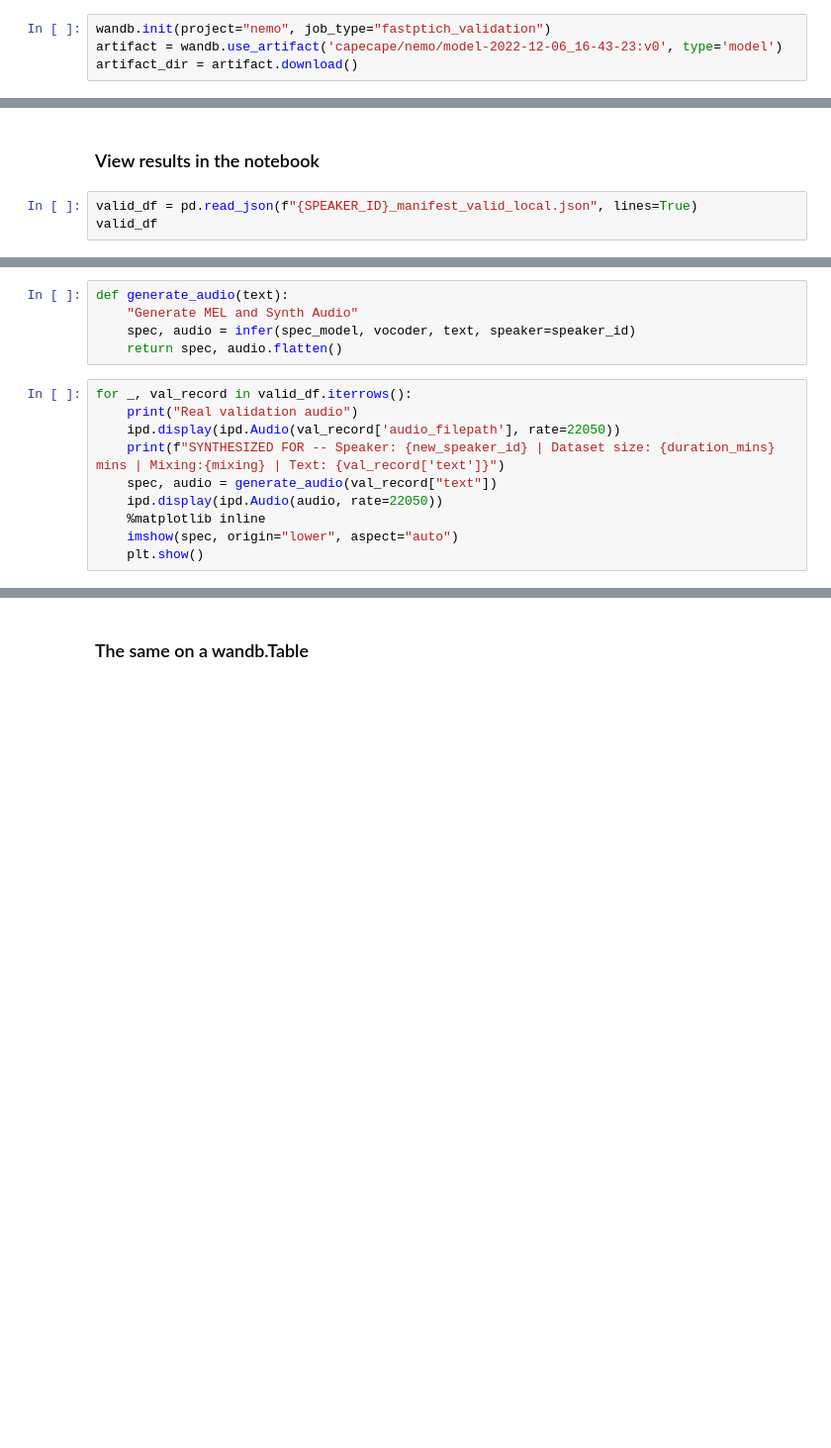
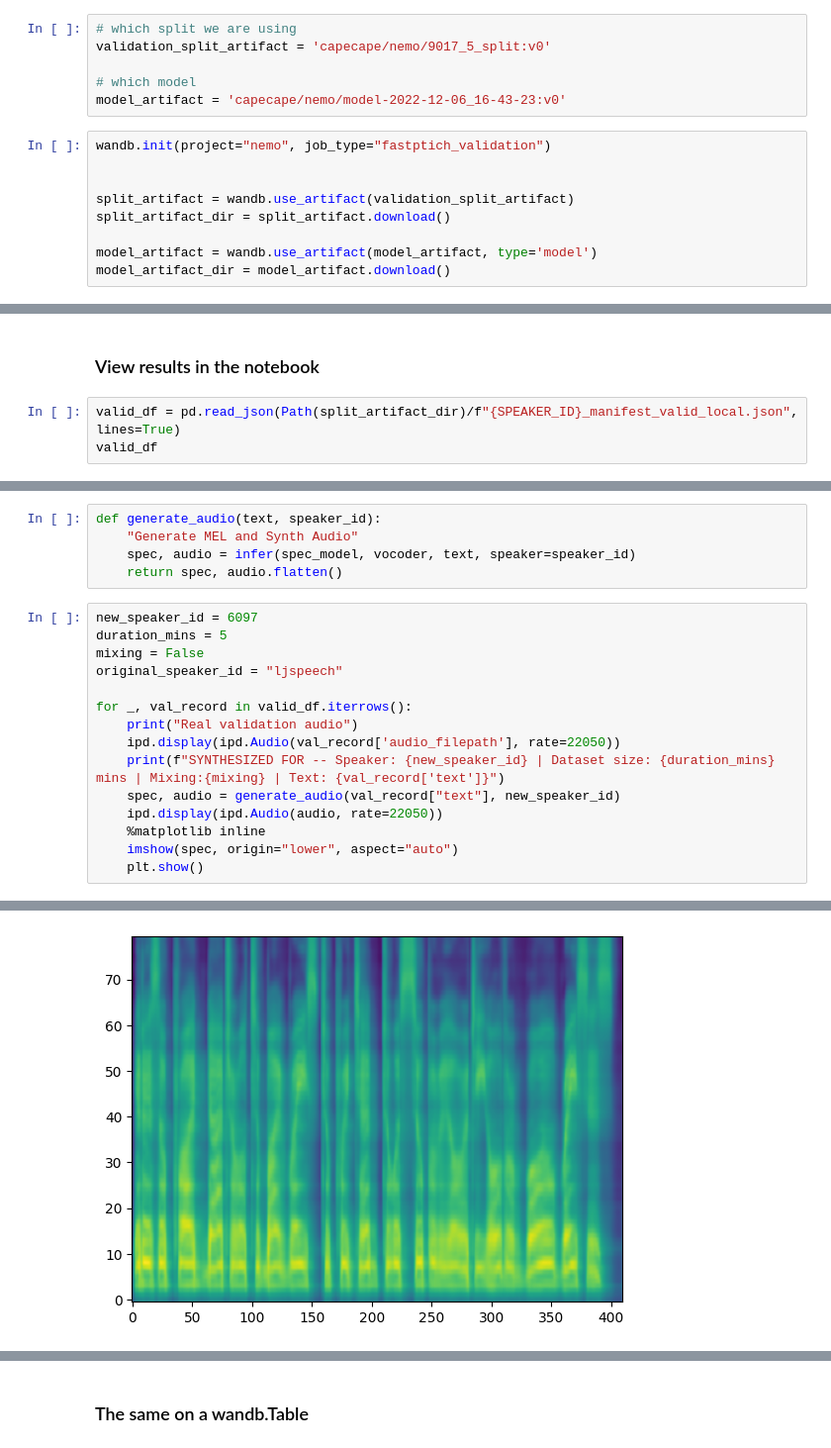
Before and after one commit to tcapelle/nemo_wandb, a Jupyter notebook: 02_FastPitch_finetune.ipynb, the cells around one changed output, grey strips where cells are left out. Shown at 99% size. Saved outputs shown, nothing was run; the diff lists cells and outputs as text; blank space fills up the shorter version.

```diff
--- a/02_FastPitch_finetune.ipynb
+++ b/02_FastPitch_finetune.ipynb
@@ -113,6 +187,17 @@ vocoder = vocoder.eval().cuda();
 # %% [markdown]
 We can grab the fine tuned models from the `wandb` artifact:
+# %%
+# which split we are using
+validation_split_artifact = 'capecape/nemo/9017_5_split:v0'
+
+# which model
+model_artifact = 'capecape/nemo/model-2022-12-06_16-43-23:v0'
 # %%
 wandb.init(project="nemo", job_type="fastptich_validation")
-artifact = wandb.use_artifact('capecape/nemo/model-2022-12-06_16-43-23:v0', type='model')
-artifact_dir = artifact.download()
+
+
+split_artifact = wandb.use_artifact(validation_split_artifact)
+split_artifact_dir = split_artifact.download()
+
+model_artifact = wandb.use_artifact(model_artifact, type='model')
+model_artifact_dir = model_artifact.download()
@@ -158,5 +286,5 @@ spec_model.eval().cuda();
 # %% [markdown]
 ### View results in the notebook
 # %%
-valid_df = pd.read_json(f"{SPEAKER_ID}_manifest_valid_local.json", lines=True)
+valid_df = pd.read_json(Path(split_artifact_dir)/f"{SPEAKER_ID}_manifest_valid_local.json", lines=True)
 valid_df
@@ -163,15 +295,21 @@ valid_df
 # %%
-def generate_audio(text):
+def generate_audio(text, speaker_id):
     "Generate MEL and Synth Audio"
     spec, audio = infer(spec_model, vocoder, text, speaker=speaker_id)
     return spec, audio.flatten()
 # %%
+new_speaker_id = 6097
+duration_mins = 5
+mixing = False
+original_speaker_id = "ljspeech"
+
 for _, val_record in valid_df.iterrows():
     print("Real validation audio")
     ipd.display(ipd.Audio(val_record['audio_filepath'], rate=22050))
     print(f"SYNTHESIZED FOR -- Speaker: {new_speaker_id} | Dataset size: {duration_mins} mins | Mixing:{mixing} | Text: {val_record['text']}")
-    spec, audio = generate_audio(val_record["text"])
+    spec, audio = generate_audio(val_record["text"], new_speaker_id)
     ipd.display(ipd.Audio(audio, rate=22050))
     %matplotlib inline
     imshow(spec, origin="lower", aspect="auto")
     plt.show()
+# %% [output]
@@ -177,0 +320 @@ for _, val_record in valid_df.iterrows():
+[figure, added]
```
Also changed, not shown: parts of 12 cells of this notebook, 1 other file.
